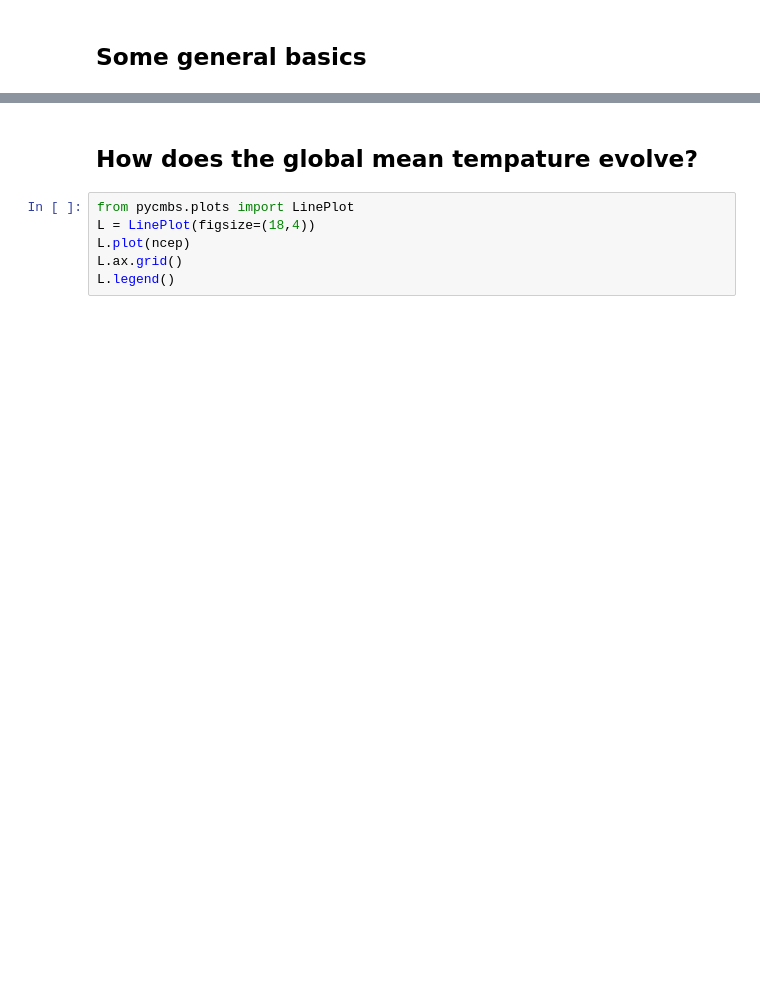
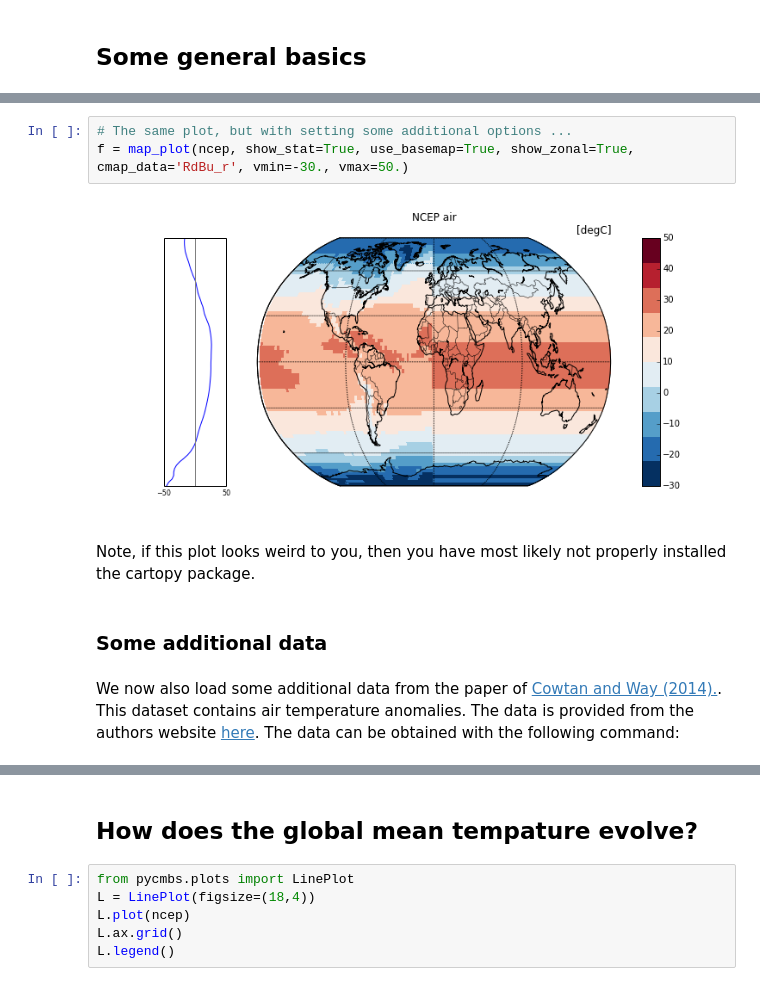
Before and after one commit to pygeo/pycmbs, a Jupyter notebook: demo/pyCMBS-Basics.ipynb, the cells around one changed output, grey strips where cells are left out. Cells and saved outputs as stored; diff of their text form; blank space fills up the shorter version.

```diff
--- a/demo/pyCMBS-Basics.ipynb
+++ b/demo/pyCMBS-Basics.ipynb
@@ -40,0 +38,11 @@ WARNING: no calendar specified!
+# %%
+# The same plot, but with setting some additional options ...
+f = map_plot(ncep, show_stat=True, use_basemap=True, show_zonal=True, cmap_data='RdBu_r', vmin=-30., vmax=50.)
+# %% [output]
+[figure, added]
+# %% [markdown]
+Note, if this plot looks weird to you, then you have most likely not properly installed the cartopy package.
+# %% [markdown]
+### Some additional data
+# %% [markdown]
+We now also load some additional data from the paper of [Cowtan and Way (2014).](http://onlinelibrary.wiley.com/doi/10.1002/qj.2297/abstract). This dataset contains air temperature anomalies. The data is provided from the authors website [here](http://www-users.york.ac.uk/~kdc3/papers/coverage2013/methods.html). The data can be obtained with the following command:
```
Also changed, not shown: parts of 20 cells of this notebook.
